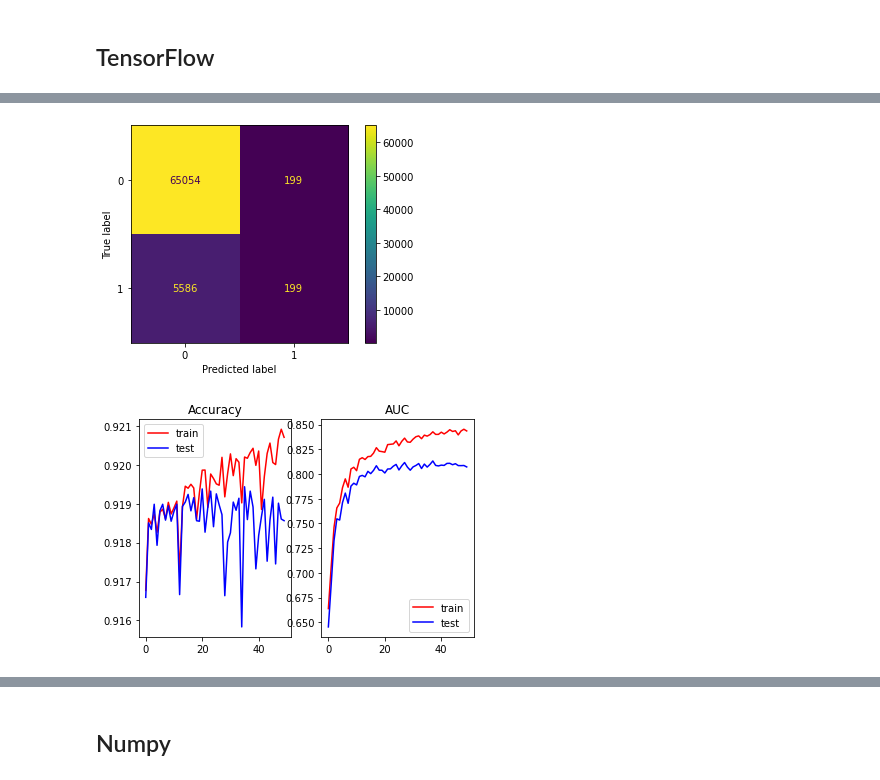
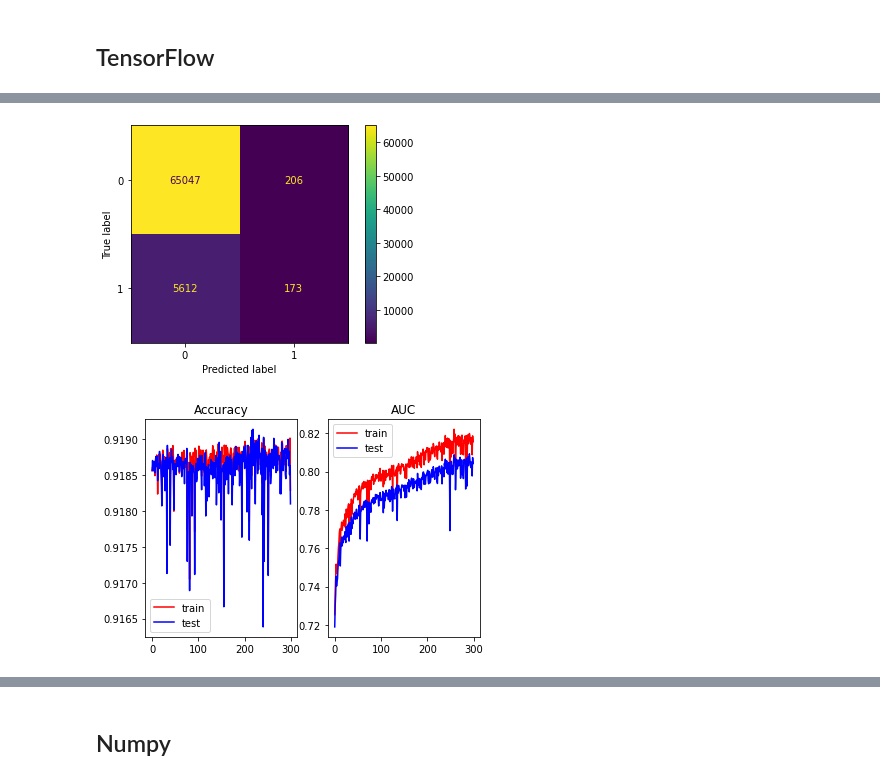
Before and after one commit to ruslannm/churn, a Jupyter notebook: churn.ipynb, the cells around one changed output, grey strips where cells are left out. Cells and saved outputs as stored; diff of their text form; code cells hidden in the pictures.

Commit message:
add dropout

```diff
--- a/churn.ipynb
+++ b/churn.ipynb
@@ -419,5 +423,6 @@ df.fillna(df.mean(), inplace=True)
 # %%
 X = df.drop('TARGET', axis=1).values
 y = df['TARGET'].values
+X = minmax_scale(X, feature_range=np.arange(X.shape[1]).tolist(), axis=0)
 X.shape, y.shape
 # %% [output]
@@ -425,10 +430,5 @@ X.shape, y.shape
 # %%
 X_train, X_test, y_train, y_test = train_test_split(X, y, test_size=0.2, random_state=21, stratify=y)
-# %%
-scaler = StandardScaler()
-scaler.fit(X_train)
-X_train = scaler.transform(X_train)
-X_test = scaler.transform(X_test)
 # %%
 X_test.shape, y_test.shape
 # %% [output]
@@ -520,7 +520,7 @@ ValueError: too many values to unpack (expected 4)
 if models['model_3']:
     mlpc = MLPClassifier(random_state=21)
     param_grid = {
-        'solver': ['adam'],#, 'lbfgs'],
+        'solver': ['adam', 'lbfgs', 'sgd'],
         'max_iter': [200],#, 300],
         'activation': ['relu'],#, 'logistic']
         'hidden_layer_sizes': [(64, 32, 1)],#, (100,)]
@@ -625,10 +596,0 @@ inputs[0]
-# %%
-if models['model_5']:
-# Определение графа вычислений
-    x = tf.compat.v1.layers.dense(inputs, 64, activation='relu')#, input_shape=(X_train.shape[1],))
-    # x = tf.compat.v1.layers.batch_normalization(x)
-    output_tensor = tf.compat.v1.nn.sigmoid(x)
-    # Использование tf.Session() для вычислений
-    with tf.compat.v1.Session() as sess:
-        sess.run(tf.compat.v1.global_variables_initializer())
-        outputs = sess.run([output_tensor],  feed_dict={inputs: np.random.randint(0, 256, (1, 224, 224, 3)).astype(np.float32)})
@@ -657,34 +601,45 @@ import tensorflow.compat.v1 as tf_1 # use Tensorflow v1
 # %%
 if models['model_5']:
-    tf_1.disable_v2_behavior() # use Tensorflow v1
+    v1.disable_v2_behavior() # use Tensorflow v1
 
-    training_epochs = 50
-    display_step = 10
+    training_epochs = 300
+    display_step = 20
     batch_size = 128
     learning_rate = 0.01
 
-    n_hidden_1 = 64 # 1st layer number of neurons
-    n_hidden_2 = 64 # 2nd layer number of neurons
+    n_input = X_train.shape[1]
+    n_hidden_1 = 128 # 1st layer number of neurons
+    dropout_rate_1 = 0.1
+    n_hidden_2 = 128 # 2nd layer number of neurons
+    dropout_rate_2 = 0.15
     n_input = X_train.shape[1]
     n_classes = 1
     # tf Graph input
-    X = tf_1.placeholder('float32', [None, n_input])
-    Y = tf_1.placeholder('float32', [None,  n_classes])
+    X = v1.placeholder('float32', [None, n_input])
+    Y = v1.placeholder('float32', [None,  n_classes])
+    v1.random.set_random_seed(21)
     weights = {
-        'h1': tf_1.Variable(tf.random.normal([n_input, n_hidden_1])),
-        'h2': tf_1.Variable(tf.random.normal([n_hidden_1, n_hidden_2])),
-        'out': tf_1.Variable(tf.random.normal([n_hidden_2, n_classes]))
+        'h1': v1.Variable(v1.random.normal([n_input, n_hidden_1]) * 0.1),
+        'h2': v1.Variable(v1.random.normal([n_hidden_1, n_hidden_2])*0.1),
+        'out': v1.Variable(v1.random.normal([n_hidden_2, n_classes])*0.1)
     }
     biases = {
-        'b1': tf_1.Variable(tf.random.normal([n_hidden_1])),
-        'b2': tf_1.Variable(tf.random.normal([n_hidden_2])),
-        'out': tf_1.Variable(tf.random.normal([n_classes]))
+        'b1': v1.Variable(v1.random.normal([n_hidden_1])*0.1),
+        'b2': v1.Variable(v1.random.normal([n_hidden_2])*0.1),
+        'out': v1.Variable(v1.random.normal([n_classes])*0.1)
     }
 
-    def multilayer_perceptron(x):
-        layer_1 = tf_1.nn.relu( tf_1.add(tf_1.matmul(x, weights['h1']), biases['b1']))
-        layer_2 = tf_1.nn.relu( tf_1.add(tf_1.matmul(layer_1, weights['h2']), biases['b2']))
-        out_layer = tf_1.matmul(layer_2, weights['out']) + biases['out']
+    def multilayer_perceptron(x, training = True):
+#         layer_1 = tf_1.nn.relu( tf_1.add(tf_1.matmul(x, weights['h1']), biases['b1']))
+#         layer_2 = tf_1.nn.relu( tf_1.add(tf_1.matmul(layer_1, weights['h2']), biases['b2']))
+#         out_layer = tf_1.matmul(layer_2, weights['out']) + biases['out']
+        layer_1 = v1.nn.relu( v1.add(v1.matmul(x, weights['h1']), biases['b1']))
+        layer_1_dropout = v1.layers.dropout(layer_1, rate=dropout_rate_1, training = training)
+#         layer_1_dropout = v1.nn.dropout(layer_1, keep_prob=dropout_rate_1)
+
+        layer_2 = v1.nn.relu( v1.add(tf_1.matmul(layer_1, weights['h2']), biases['b2']))
+        layer_2_dropout = v1.layers.dropout(layer_2, rate=dropout_rate_2, training = training)
+        out_layer = v1.matmul(layer_2_dropout, weights['out']) + biases['out']
         return out_layer
 
     def create_mini_batches(X, y, batch_size):
@@ -709,16 +664,17 @@ if models['model_5']:
 
     # Construct model
     logits = multilayer_perceptron(X)
+    logits_test = multilayer_perceptron(X, False)
     # Define loss and optimizer
-    loss_op = tf_1.reduce_mean(tf_1.nn.sigmoid_cross_entropy_with_logits(
+    loss_op = v1.reduce_mean(v1.nn.sigmoid_cross_entropy_with_logits(
         logits=logits, labels=Y))
 
-    optimizer = tf_1.train.AdamOptimizer(learning_rate=learning_rate)
+    optimizer = v1.train.AdamOptimizer(learning_rate) #=learning_rate)
     train_op = optimizer.minimize(loss_op, var_list=None) #[weights['out'], biases['out']])
     # Initializing the variables
     init = tf_1.global_variables_initializer()
 
-    with tf_1.Session() as sess:
+    with v1.Session() as sess:
     #     v1.reset_default_graph()
         sess.run(init)
         # Training cycle
@@ -730,7 +686,7 @@ if models['model_5']:
                 _, c = sess.run([train_op, loss_op], feed_dict={X: X_mini, Y: y_mini})
                 # Compute average loss
                 avg_cost += c / len(mini_batches)
-            prediction = tf_1.nn.sigmoid(logits)
+            prediction = v1.nn.sigmoid(logits_test)
             y_pred_proba = sess.run(prediction, feed_dict={X: X_train})
             y_pred = [int(label >= 0.5) for label in y_pred_proba]
             acc_train = accuracy_score(y_train, y_pred)
@@ -744,15 +700,16 @@ if models['model_5']:
                 metrics = newrow
             else:
                 metrics = np.vstack([metrics, newrow])
+            learning_rate = max(0.0001, 0.95 * learning_rate)
             if epoch % display_step == 0:
                 print("Epoch:", '%04d' % (epoch), "cost={:.9f}".format(avg_cost))
         print("Optimization Finished!")
 
-        # Evaluate model
-        prediction = tf_1.nn.sigmoid(logits)
+        # Evaluate model with test data
+        prediction = v1.nn.sigmoid(logits_test)
         y_pred_proba = sess.run(prediction, feed_dict={X: X_test})
         y_pred = [int(label >= 0.5) for label in y_pred_proba]
-        print(f'acc: {accuracy_score(y_test, y_pred)} , auc: {roc_auc_score(y_test, y_pred_proba)}')
+        print(f'Metrics for test data: acc: {accuracy_score(y_test, y_pred)} , auc: {roc_auc_score(y_test, y_pred_proba)}')
         ConfusionMatrixDisplay(confusion_matrix(y_test, y_pred)).plot()
         plt.show()
 
@@ -768,4 +725,11 @@ if models['model_5']:
     plt.plot(metrics[:, 0], metrics[:, 4], c = 'blue')
     plt.legend(['train', 'test'])
     plt.show()
+
+    results = results.append({'model': 'model_5',
+                              'library': 'tensorflow',
+                              'algorithms': 'tensorflow',
+                              'hyperparameters': {'optimizer': 'Adam', 'loss': 'BinaryCrossentropy', 'metrics': 'AUC'},
+                              'score': {'acc': accuracy_score(y_test, y_pred), 'auc': roc_auc_score(y_test, y_pred_proba)}},
+                             ignore_index=True)
 # %% [output]
@@ -779,5 +753,5 @@ acc: 0.918564711844365 , auc: 0.8071000196151616
 [figure]
-[figure, old version]
+[figure, new version]
 # %%
 from sklearn.metrics import roc_curve
 from matplotlib import pyplot
```
Also changed, not shown: parts of 22 cells of this notebook.
